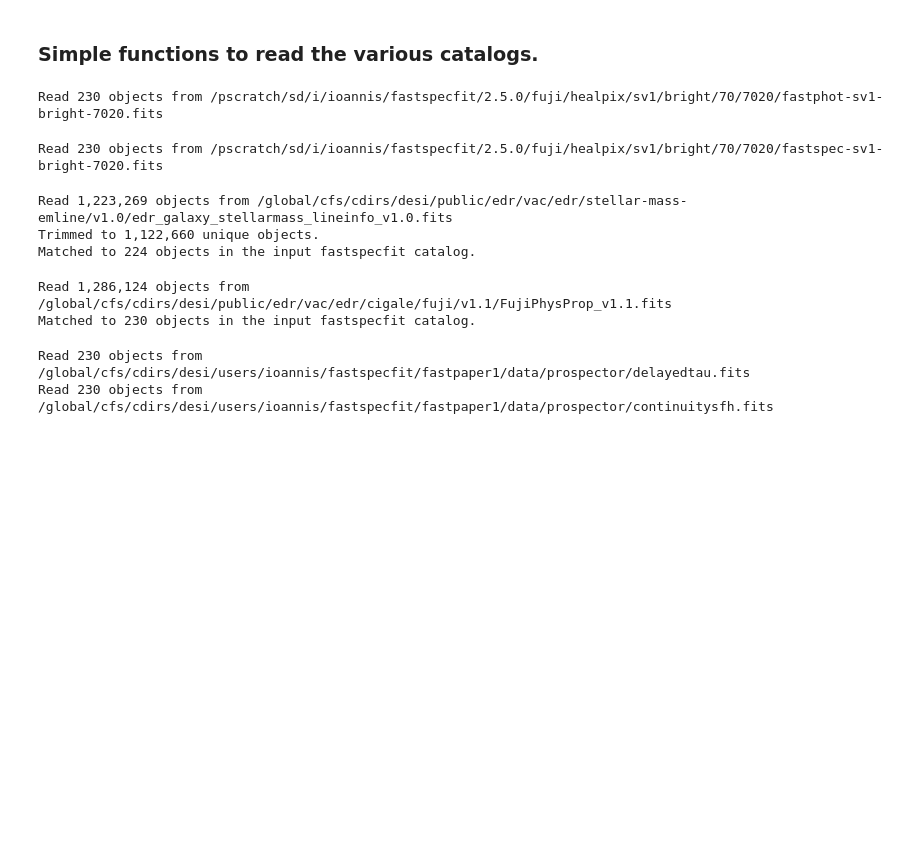
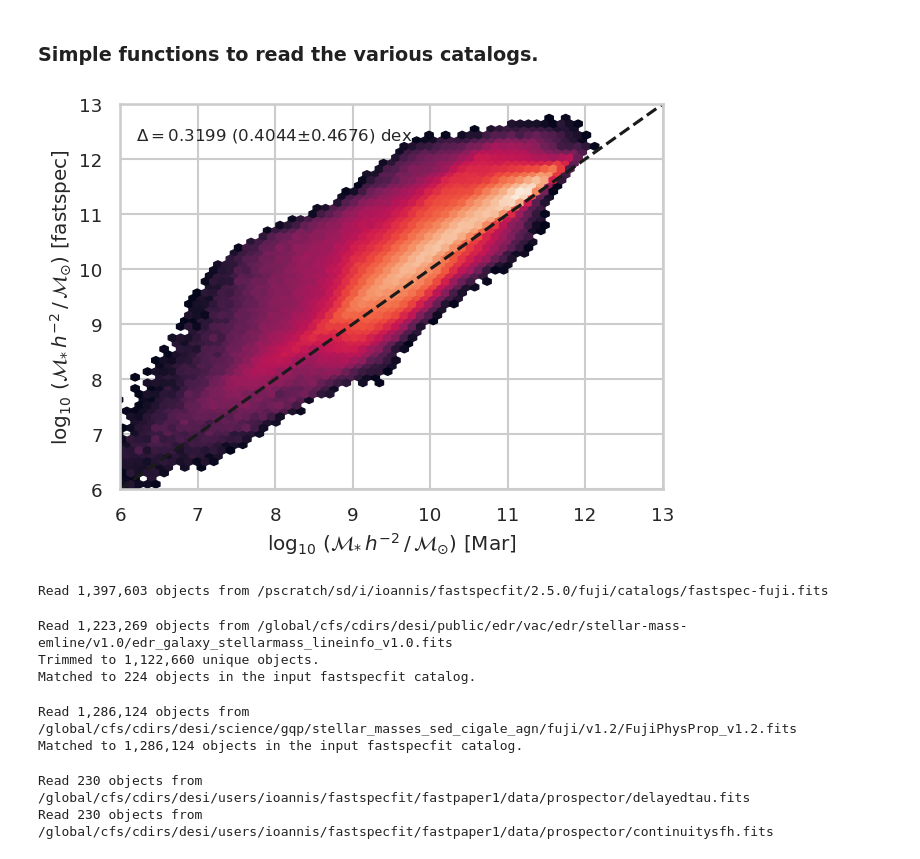
Before and after one commit to moustakas/fastspecfit-projects, a Jupyter notebook: fastpaper1/compare-mstar.ipynb, the cells around one changed output. Saved outputs shown, nothing was run; the diff lists cells and outputs as text; code cells hidden in the pictures; blank space fills up the shorter version.

```diff
--- a/fastpaper1/compare-mstar.ipynb
+++ b/fastpaper1/compare-mstar.ipynb
@@ -172,7 +175,8 @@ def mstar_vs_mstar(xmass, ymass, xlabel, ylabel):
     I = np.where((xmass > 0) * (ymass > 0) * (xmass != hcorr) * (ymass != hcorr))[0]
     resid = ymass[I] - xmass[I]
     fig, ax = plt.subplots(figsize=(7, 5))
-    ax.scatter(xmass[I], ymass[I], s=50, marker='o', alpha=0.6, edgecolor='k', color=colors[2])
+    ax.hexbin(xmass[I], ymass[I], mincnt=10, bins='log')
+    #ax.scatter(xmass[I], ymass[I], s=50, marker='o', alpha=0.6, edgecolor='k', color=colors[2])
     ax.plot(masslim, masslim, ls='--', color='k')
     ax.set_xlim(masslim)
     ax.set_ylim(masslim)
@@ -182,16 +186,18 @@ def mstar_vs_mstar(xmass, ymass, xlabel, ylabel):
     #txt = r'$\Delta\ \log_{10}\, (\mathcal{M}_{*}\, h^{-2}\, /\, \mathcal{M}_{\odot})$'
     txt = f'$\Delta=${np.median(resid):.4f} ({np.mean(resid):.4f}$\pm${np.std(resid):.4f}) dex'
     ax.text(0.03, 0.92, txt, ha='left', va='center', transform=ax.transAxes, fontsize=12)
+# %%
+mstar_vs_mstar(mar['MSTAR'], fastspec['LOGMSTAR'][indx_fast], 'Mar', 'fastspec')
+# %% [output]
+[figure, added]
 # %%
-fastphot = read_fastspecfit(fastphot=True)
+#fastphot = read_fastspecfit(fastphot=True)
 #fastphot
-# %% [output]
-Read 230 objects from /pscratch/sd/i/ioannis/fastspecfit/2.5.0/fuji/healpix/sv1/bright/70/7020/fastphot-sv1-bright-7020.fits
 # %%
-fastspec = read_fastspecfit(fastphot=False)
+fastspec = read_fastspecfit()
 #fastspec
 # %% [output]
-Read 230 objects from /pscratch/sd/i/ioannis/fastspecfit/2.5.0/fuji/healpix/sv1/bright/70/7020/fastspec-sv1-bright-7020.fits
+Read 1,397,603 objects from /pscratch/sd/i/ioannis/fastspecfit/2.5.0/fuji/catalogs/fastspec-fuji.fits
 # %%
 hu, indx_fast = read_hu(fastspec)
 #hu
@@ -200,11 +206,11 @@ Read 1,223,269 objects from /global/cfs/cdirs/desi/public/edr/vac/edr/stellar-ma
 Trimmed to 1,122,660 unique objects.
 Matched to 224 objects in the input fastspecfit catalog.
 # %%
-mar = read_mar(fastspec)
+mar, indx_fast = read_mar(fastspec)
 #mar
 # %% [output]
-Read 1,286,124 objects from /global/cfs/cdirs/desi/public/edr/vac/edr/cigale/fuji/v1.1/FujiPhysProp_v1.1.fits
-Matched to 230 objects in the input fastspecfit catalog.
+Read 1,286,124 objects from /global/cfs/cdirs/desi/science/gqp/stellar_masses_sed_cigale_agn/fuji/v1.2/FujiPhysProp_v1.2.fits
+Matched to 1,286,124 objects in the input fastspecfit catalog.
 # %%
 delayed = read_prospector(priors='delayedtau')
 continuity = read_prospector(priors='continuitysfh')
```
Also changed, not shown: parts of 3 cells of this notebook, 1 other file.
